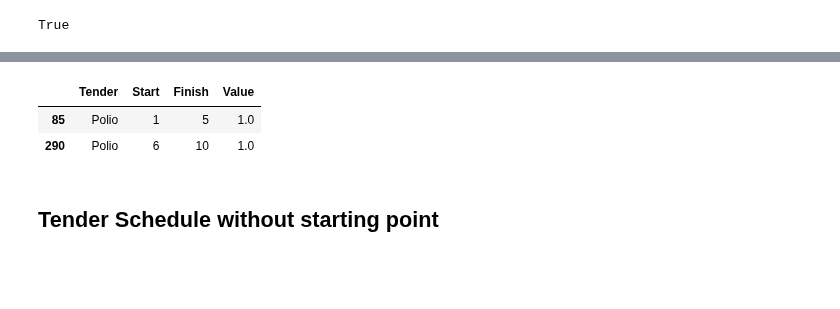
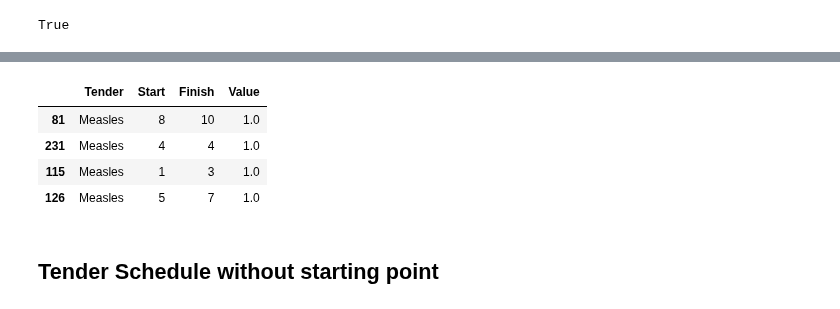
Before and after one commit to nuhorchak/Vaccine_Tender, a Jupyter notebook: tender_schedule_visualization.ipynb, the cells around one changed output, grey strips where cells are left out. Cells and saved outputs as stored; diff of their text form; code cells hidden in the pictures; blank space fills up the shorter version.

```diff
--- a/tender_schedule_visualization.ipynb
+++ b/tender_schedule_visualization.ipynb
@@ -141,12 +141,14 @@ plt.show()
 # %%
 # filter(row -> row[:Tender] == "Rotavirus", )
 
-rota = F_values_df[F_values_df['Tender'] == 'Polio']
+rota = F_values_df[F_values_df['Tender'] == 'Measles']
 rota[round(rota['Value']) == 1]
 # %% [output]
 |  | Tender | Start | Finish | Value |
-| 85 | Polio | 1 | 5 | 1.0 |
-| 290 | Polio | 6 | 10 | 1.0 |
+| 81 | Measles | 8 | 10 | 1.0 |
+| 231 | Measles | 4 | 4 | 1.0 |
+| 115 | Measles | 1 | 3 | 1.0 |
+| 126 | Measles | 5 | 7 | 1.0 |
 # %% [markdown]
 ## Tender Schedule without starting point
 # %%
```
Also changed, not shown: parts of 2 cells of this notebook, 11 other files.
